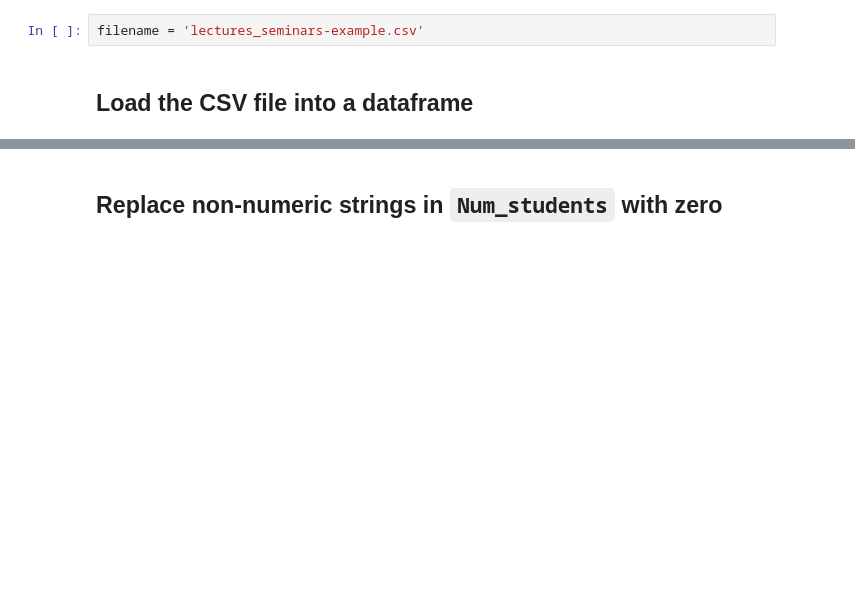
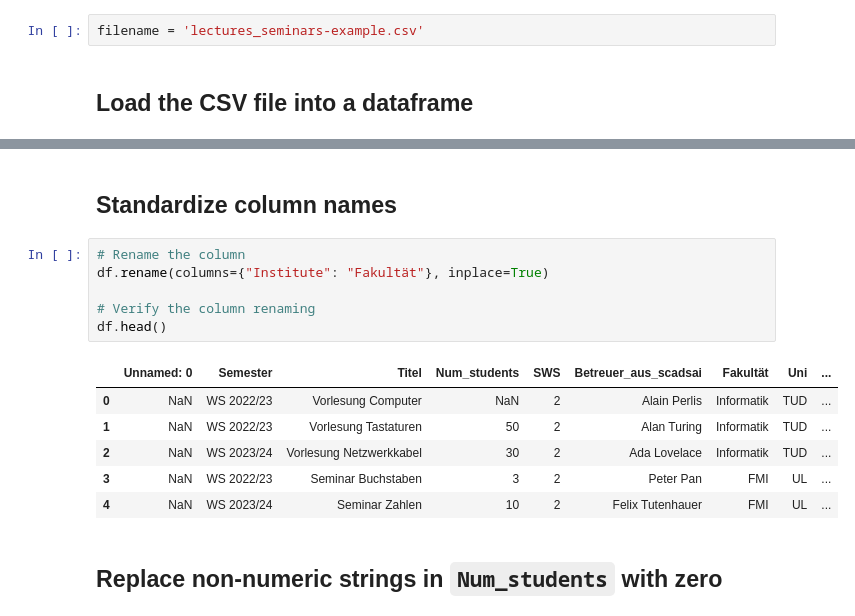
Before and after one commit to ScaDS/csv_to_tex, a Jupyter notebook: curate_and_convert_lectures.ipynb, the cells around one changed output, grey strips where cells are left out. Cells and saved outputs as stored; diff of their text form; blank space fills up the shorter version.

```diff
--- a/curate_and_convert_lectures.ipynb
+++ b/curate_and_convert_lectures.ipynb
@@ -40,5 +40,20 @@ df.head(10)
 | 8 | NaN | NaN | NaN | NaN | NaN | NaN | NaN | NaN | ... |
 | 9 | NaN | NaN | NaN | NaN | NaN | NaN | NaN | NaN | ... |
+# %% [markdown]
+## Standardize column names
+# %%
+# Rename the column
+df.rename(columns={"Institute": "Fakultät"}, inplace=True)
+
+# Verify the column renaming
+df.head()
+# %% [output]
+|  | Unnamed: 0 | Semester | Titel | Num_students | SWS | Betreuer_aus_scadsai | Fakultät | Uni | ... |
+| 0 | NaN | WS 2022/23 | Vorlesung Computer | NaN | 2 | Alain Perlis | Informatik | TUD | ... |
+| 1 | NaN | WS 2022/23 | Vorlesung Tastaturen | 50 | 2 | Alan Turing | Informatik | TUD | ... |
+| 2 | NaN | WS 2023/24 | Vorlesung Netzwerkkabel | 30 | 2 | Ada Lovelace | Informatik | TUD | ... |
+| 3 | NaN | WS 2022/23 | Seminar Buchstaben | 3 | 2 | Peter Pan | FMI | UL | ... |
+| 4 | NaN | WS 2023/24 | Seminar Zahlen | 10 | 2 | Felix Tutenhauer | FMI | UL | ... |
 # %% [markdown]
 ## Replace non-numeric strings in `Num_students` with zero
 # %%
```
Also changed, not shown: parts of 11 cells of this notebook, 5 other files.
